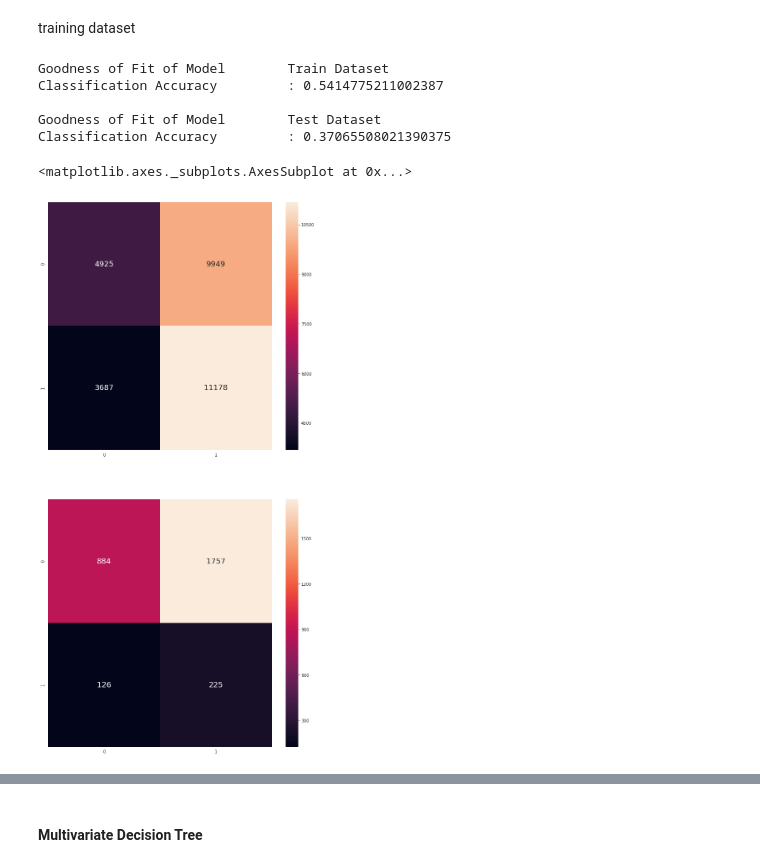
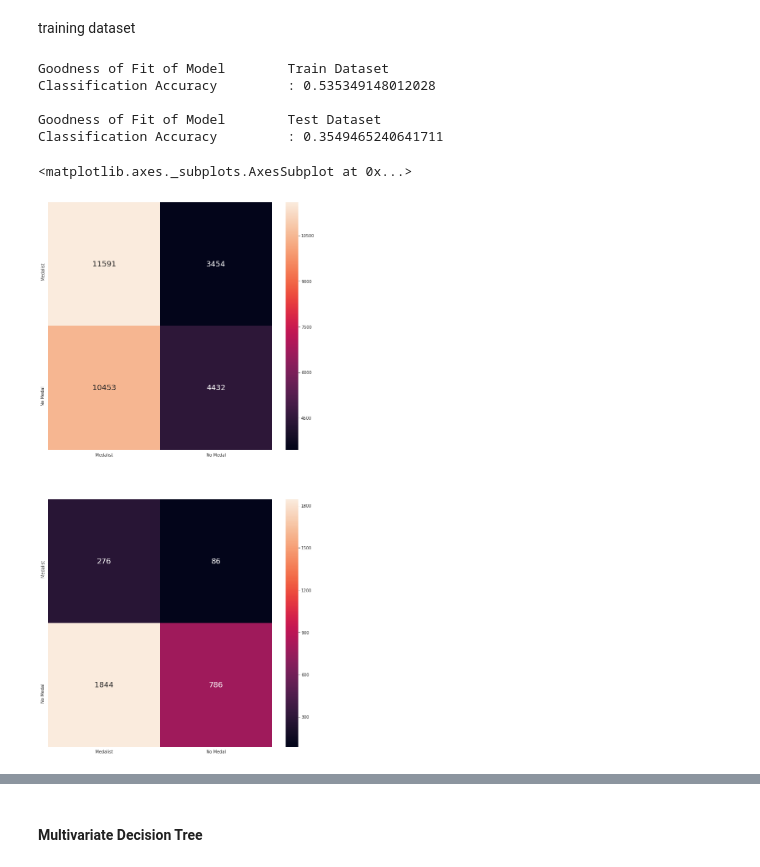
Before and after one commit to nhanpotter/cz1015_miniproject, a Jupyter notebook: Athlete.ipynb, the cells around one changed output, grey strips where cells are left out. Cells and saved outputs as stored; diff of their text form; code cells hidden in the pictures.

```diff
--- a/Athlete.ipynb
+++ b/Athlete.ipynb
@@ -670,7 +671,7 @@ def oversampling(X,y,binary):
     bin_imb.replace(['M','F'],[1,0],inplace=True)
     bin_y=y.copy()
     if binary:
-        bin_y.replace(['Gold','Silver','Bronze','No Medal'],[True,True,True,False],inplace=True)
+        bin_y.replace(['Gold','Silver','Bronze'],'Medalist',inplace=True)
     ### Using SMOTENC from imblearn
     from imblearn.over_sampling import SMOTENC
     sm = SMOTENC(categorical_features=[3,4])
@@ -682,7 +683,7 @@ def BMI_oversampling(X,y,binary):
     bin_imb = pd.DataFrame(X[['Weight','Height']])
     bin_y=y.copy()
     if binary:
-        bin_y.replace(['Gold','Silver','Bronze','No Medal'],[True,True,True,False],inplace=True)
+        bin_y.replace(['Gold','Silver','Bronze'],'Medalist',inplace=True)
     ### Using SMOTENC from imblearn
     from imblearn.over_sampling import ADASYN
     sm = ADASYN()
@@ -724,7 +725,7 @@ X_uni_train,y_uni_train = BMI_oversampling(X_train,y_train,True)
 X_test['BMI']=X_test['Weight']/((X_test['Height']/100)**2)
 X_uni_test= pd.DataFrame(X_test['BMI'])
 y_uni_test = y_test.copy()
-y_uni_test.replace(['Gold','Silver','Bronze','No Medal'],[True,True,True,False],inplace=True)
+y_uni_test.replace(['Gold','Silver','Bronze'],'Medalist',inplace=True)
 # %% [markdown]
 training dataset
 # %%
@@ -739,29 +740,32 @@ y_test_pred = dectree.predict(X_uni_test)
 # %%
 ########Check for Male
 # Check the Goodness of Fit (on Train Data)
 print("Goodness of Fit of Model \tTrain Dataset")
 print("Classification Accuracy \t:", dectree.score(X_uni_train, y_uni_train))
 print()
 
 # Check the Goodness of Fit (on Test Data)
 print("Goodness of Fit of Model \tTest Dataset")
 print("Classification Accuracy \t:", dectree.score(X_uni_test, y_uni_test))
 print()
+labels = ['Medalist','No Medal']
+# Plot the Confusion Matrix for Train and Test
+df_cm1 = pd.DataFrame(confusion_matrix(y_uni_train, y_train_pred,labels=labels),index=labels,columns=labels)
+df_cm2 = pd.DataFrame(confusion_matrix(y_uni_test, y_test_pred,labels=labels),index=labels,columns=labels)
 
-# Plot the Confusion Matrix for Train and Test
 f, axes = plt.subplots(2, 1, figsize=(12, 24))
-sb.heatmap(confusion_matrix(y_uni_train, y_train_pred),
+sb.heatmap(df_cm1,
            annot = True, fmt=".0f", annot_kws={"size": 18}, ax = axes[0])
-sb.heatmap(confusion_matrix(y_uni_test, y_test_pred),
+sb.heatmap(df_cm2,
            annot = True, fmt=".0f", annot_kws={"size": 18}, ax = axes[1])
 # %% [output]
 Goodness of Fit of Model        Train Dataset
-Classification Accuracy         : 0.5414775211002387
+Classification Accuracy         : 0.535349148012028
 
 Goodness of Fit of Model        Test Dataset
-Classification Accuracy         : 0.37065508021390375
+Classification Accuracy         : 0.3549465240641711
 <matplotlib.axes._subplots.AxesSubplot at 0x...>
-[figure, old version]
+[figure, new version]
 # %%
 # Plot the Decision Tree
 treedot = export_graphviz(dectree,                                      # the model
```
Also changed, not shown: parts of 13 cells of this notebook.
